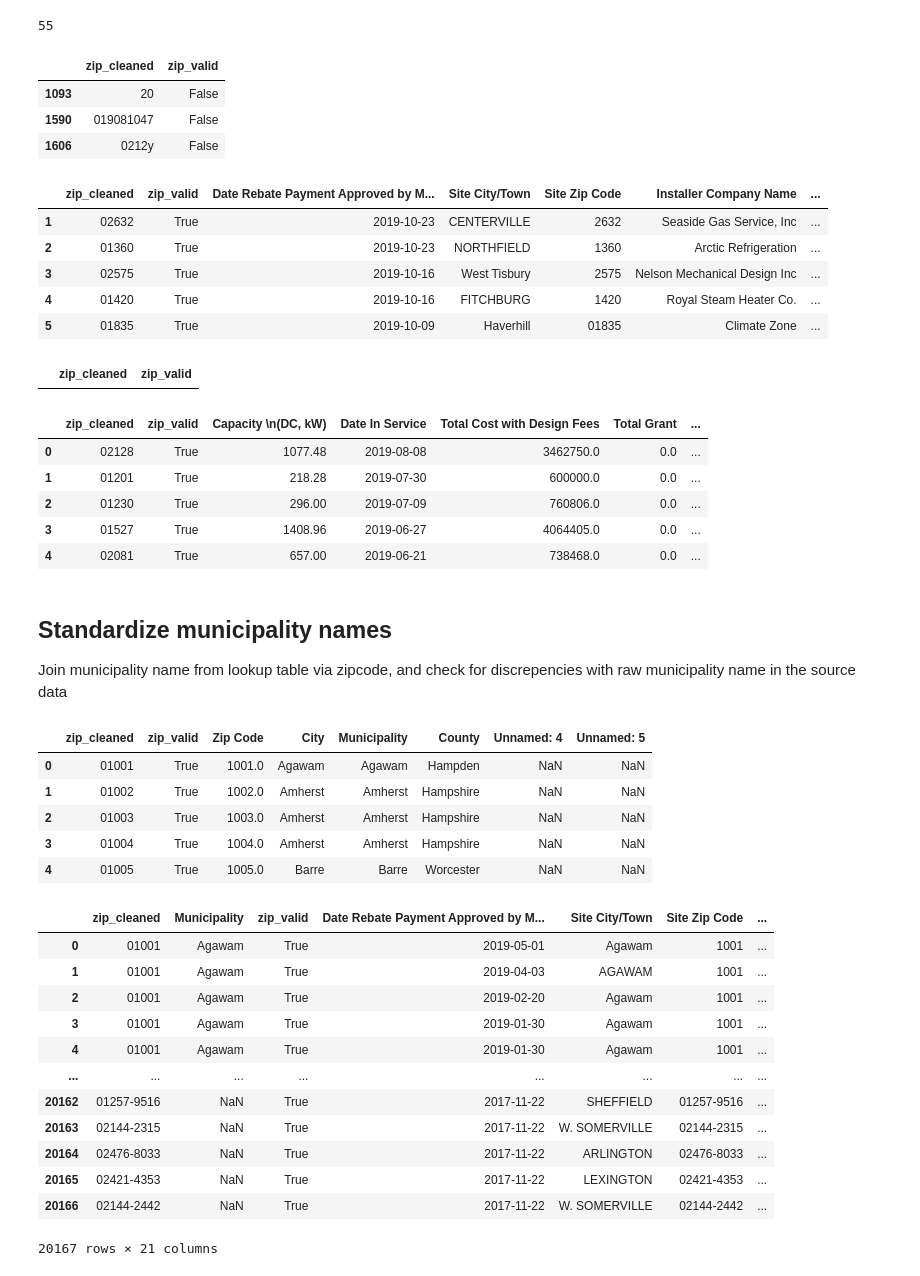
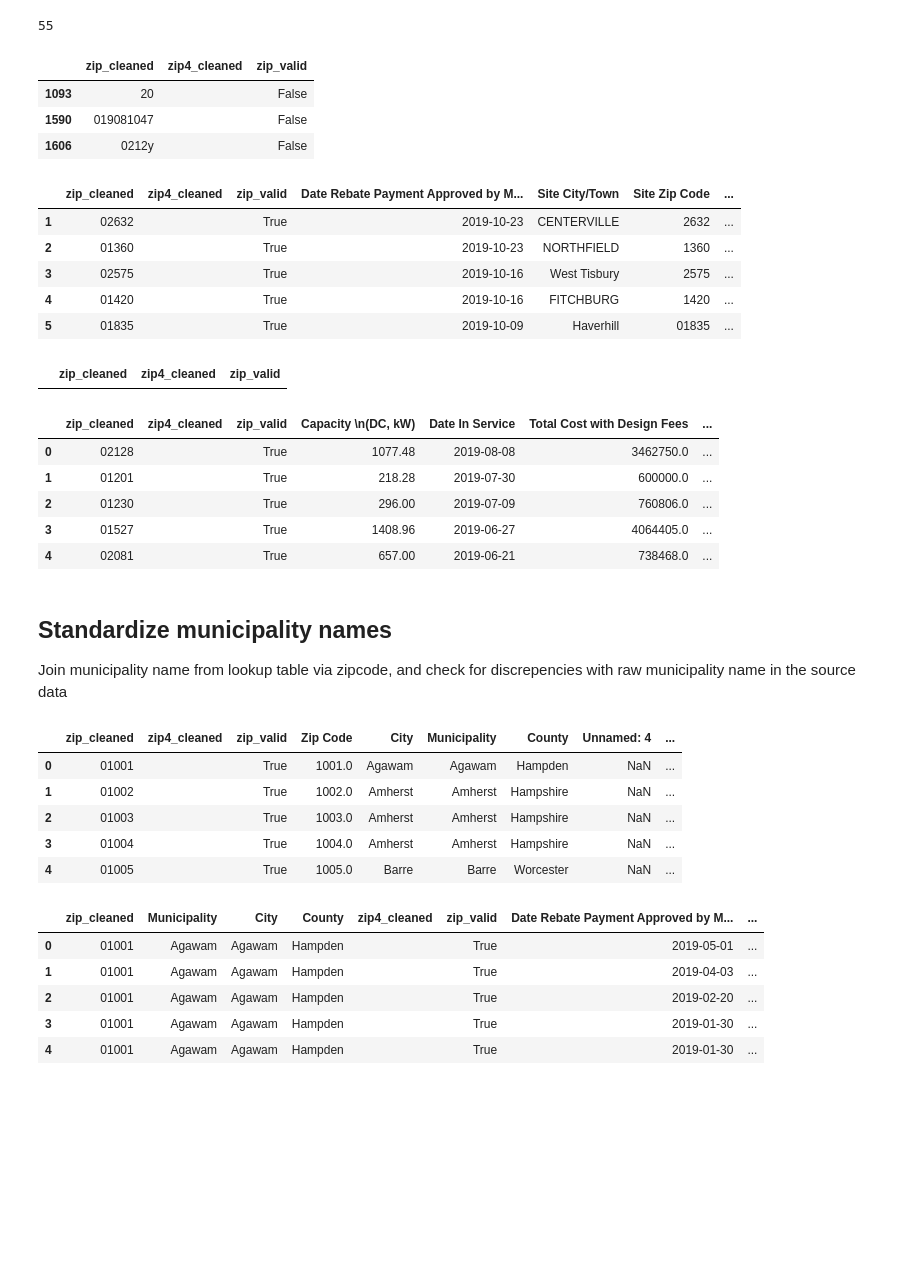
Before and after one commit to massenergize/rad, a Jupyter notebook: merge-data.ipynb, the cells around one changed output. Drawn from its saved outputs; the diff is of its cells as text; code cells hidden in the pictures; blank space fills up the shorter version.

Commit message:
Continuing to dig into invalid zip and city records to understand them.  Using data_tables extension for interactive dataframe display.

```diff
--- a/merge-data.ipynb
+++ b/merge-data.ipynb
@@ -211,6 +214,7 @@ def clean_zipcodes(zip_series):
 
   Return: pandas.DataFrame
     - Pandas series of cleaned zipcodes: str
+    - Pandas series of cleaned zip4, or empty string if missing: str
     - Pandas series of valid zipcode indicators: boolean
   """
   # Valid zipcodes are 3-5 numeric digits, followed by an optional dash and 4 more digits, or an optional ".0" if the data has been cast as floats.
@@ -311,35 +316,35 @@ zipcodes.groupby("Municipality")["zip_cleaned"].count().max()
 x = clean_zipcodes(df_ashp['Site Zip Code'])
 x[~x.zip_valid]
 # %% [output]
-|  | zip_cleaned | zip_valid |
-| 1093 | 20 | False |
-| 1590 | 019081047 | False |
-| 1606 | 0212y | False |
+|  | zip_cleaned | zip4_cleaned | zip_valid |
+| 1093 | 20 |  | False |
+| 1590 | 019081047 |  | False |
+| 1606 | 0212y |  | False |
 # %%
 df_ashp = pd.concat([x, df_ashp], axis=1)
 df_ashp.head()
 # %% [output]
-|  | zip_cleaned | zip_valid | Date Rebate Payment Approved by M... | Site City/Town | Site Zip Code | Installer Company Name | ... |
-| 1 | 02632 | True | 2019-10-23 | CENTERVILLE | 2632 | Seaside Gas Service, Inc | ... |
-| 2 | 01360 | True | 2019-10-23 | NORTHFIELD | 1360 | Arctic Refrigeration | ... |
-| 3 | 02575 | True | 2019-10-16 | West Tisbury | 2575 | Nelson Mechanical Design Inc | ... |
-| 4 | 01420 | True | 2019-10-16 | FITCHBURG | 1420 | Royal Steam Heater Co. | ... |
-| 5 | 01835 | True | 2019-10-09 | Haverhill | 01835 | Climate Zone | ... |
+|  | zip_cleaned | zip4_cleaned | zip_valid | Date Rebate Payment Approved by M... | Site City/Town | Site Zip Code | ... |
+| 1 | 02632 |  | True | 2019-10-23 | CENTERVILLE | 2632 | ... |
+| 2 | 01360 |  | True | 2019-10-23 | NORTHFIELD | 1360 | ... |
+| 3 | 02575 |  | True | 2019-10-16 | West Tisbury | 2575 | ... |
+| 4 | 01420 |  | True | 2019-10-16 | FITCHBURG | 1420 | ... |
+| 5 | 01835 |  | True | 2019-10-09 | Haverhill | 01835 | ... |
 # %%
 y = clean_zipcodes(df_pv['Zip'])
 y[~y.zip_valid]
 # %% [output]
-|  | zip_cleaned | zip_valid |
+|  | zip_cleaned | zip4_cleaned | zip_valid |
 # %%
 df_pv = pd.concat([y, df_pv], axis=1)
 df_pv.head()
 # %% [output]
-|  | zip_cleaned | zip_valid | Capacity \n(DC, kW) | Date In Service | Total Cost with Design Fees | Total Grant | ... |
-| 0 | 02128 | True | 1077.48 | 2019-08-08 | 3462750.0 | 0.0 | ... |
-| 1 | 01201 | True | 218.28 | 2019-07-30 | 600000.0 | 0.0 | ... |
-| 2 | 01230 | True | 296.00 | 2019-07-09 | 760806.0 | 0.0 | ... |
-| 3 | 01527 | True | 1408.96 | 2019-06-27 | 4064405.0 | 0.0 | ... |
-| 4 | 02081 | True | 657.00 | 2019-06-21 | 738468.0 | 0.0 | ... |
+|  | zip_cleaned | zip4_cleaned | zip_valid | Capacity \n(DC, kW) | Date In Service | Total Cost with Design Fees | ... |
+| 0 | 02128 |  | True | 1077.48 | 2019-08-08 | 3462750.0 | ... |
+| 1 | 01201 |  | True | 218.28 | 2019-07-30 | 600000.0 | ... |
+| 2 | 01230 |  | True | 296.00 | 2019-07-09 | 760806.0 | ... |
+| 3 | 01527 |  | True | 1408.96 | 2019-06-27 | 4064405.0 | ... |
+| 4 | 02081 |  | True | 657.00 | 2019-06-21 | 738468.0 | ... |
 # %% [markdown]
 ## Standardize municipality names
 
@@ -347,25 +352,19 @@ Join municipality name from lookup table via zipcode, and check for discrepencie
 # %%
 zipcodes.head()
 # %% [output]
-|  | zip_cleaned | zip_valid | Zip Code | City | Municipality | County | Unnamed: 4 | Unnamed: 5 |
-| 0 | 01001 | True | 1001.0 | Agawam | Agawam | Hampden | NaN | NaN |
-| 1 | 01002 | True | 1002.0 | Amherst | Amherst | Hampshire | NaN | NaN |
-| 2 | 01003 | True | 1003.0 | Amherst | Amherst | Hampshire | NaN | NaN |
-| 3 | 01004 | True | 1004.0 | Amherst | Amherst | Hampshire | NaN | NaN |
-| 4 | 01005 | True | 1005.0 | Barre | Barre | Worcester | NaN | NaN |
+|  | zip_cleaned | zip4_cleaned | zip_valid | Zip Code | City | Municipality | County | Unnamed: 4 | ... |
+| 0 | 01001 |  | True | 1001.0 | Agawam | Agawam | Hampden | NaN | ... |
+| 1 | 01002 |  | True | 1002.0 | Amherst | Amherst | Hampshire | NaN | ... |
+| 2 | 01003 |  | True | 1003.0 | Amherst | Amherst | Hampshire | NaN | ... |
+| 3 | 01004 |  | True | 1004.0 | Amherst | Amherst | Hampshire | NaN | ... |
+| 4 | 01005 |  | True | 1005.0 | Barre | Barre | Worcester | NaN | ... |
 # %%
-pd.merge(zipcodes[['zip_cleaned', "Municipality"]], df_ashp, on="zip_cleaned", how='outer')
+ashp_cleaned = pd.merge(zipcodes[['zip_cleaned', "Municipality", "City", "County"]], df_ashp, on="zip_cleaned", how='outer')
+ashp_cleaned.head()
 # %% [output]
-|  | zip_cleaned | Municipality | zip_valid | Date Rebate Payment Approved by M... | Site City/Town | Site Zip Code | ... |
-| 0 | 01001 | Agawam | True | 2019-05-01 | Agawam | 1001 | ... |
-| 1 | 01001 | Agawam | True | 2019-04-03 | AGAWAM | 1001 | ... |
-| 2 | 01001 | Agawam | True | 2019-02-20 | Agawam | 1001 | ... |
-| 3 | 01001 | Agawam | True | 2019-01-30 | Agawam | 1001 | ... |
-| 4 | 01001 | Agawam | True | 2019-01-30 | Agawam | 1001 | ... |
-| ... | ... | ... | ... | ... | ... | ... | ... |
-| 20162 | 01257-9516 | NaN | True | 2017-11-22 | SHEFFIELD | 01257-9516 | ... |
-| 20163 | 02144-2315 | NaN | True | 2017-11-22 | W. SOMERVILLE | 02144-2315 | ... |
-| 20164 | 02476-8033 | NaN | True | 2017-11-22 | ARLINGTON | 02476-8033 | ... |
-| 20165 | 02421-4353 | NaN | True | 2017-11-22 | LEXINGTON | 02421-4353 | ... |
-| 20166 | 02144-2442 | NaN | True | 2017-11-22 | W. SOMERVILLE | 02144-2442 | ... |
+|  | zip_cleaned | Municipality | City | County | zip4_cleaned | zip_valid | Date Rebate Payment Approved by M... | ... |
+| 0 | 01001 | Agawam | Agawam | Hampden |  | True | 2019-05-01 | ... |
+| 1 | 01001 | Agawam | Agawam | Hampden |  | True | 2019-04-03 | ... |
+| 2 | 01001 | Agawam | Agawam | Hampden |  | True | 2019-02-20 | ... |
+| 3 | 01001 | Agawam | Agawam | Hampden |  | True | 2019-01-30 | ... |
+| 4 | 01001 | Agawam | Agawam | Hampden |  | True | 2019-01-30 | ... |
-20167 rows × 21 columns
```
Also changed, not shown: parts of 20 cells of this notebook.
